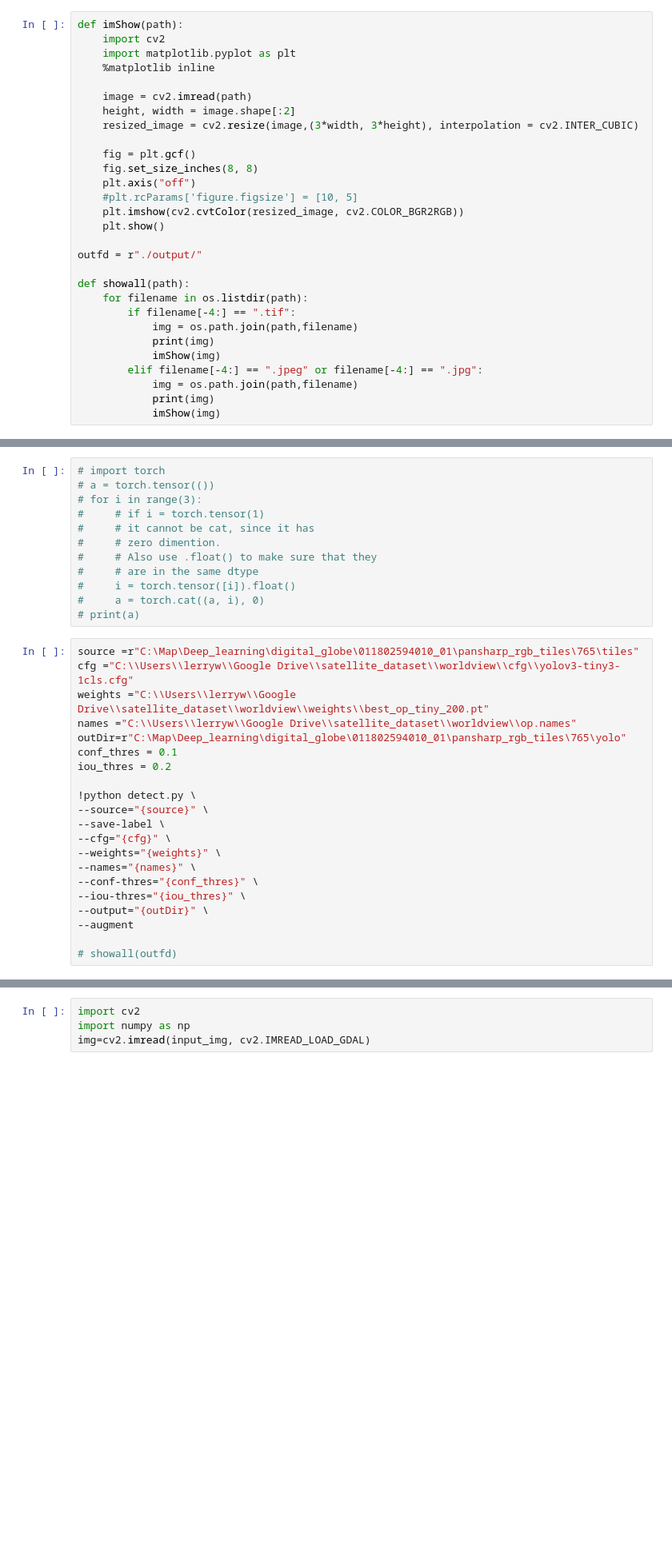
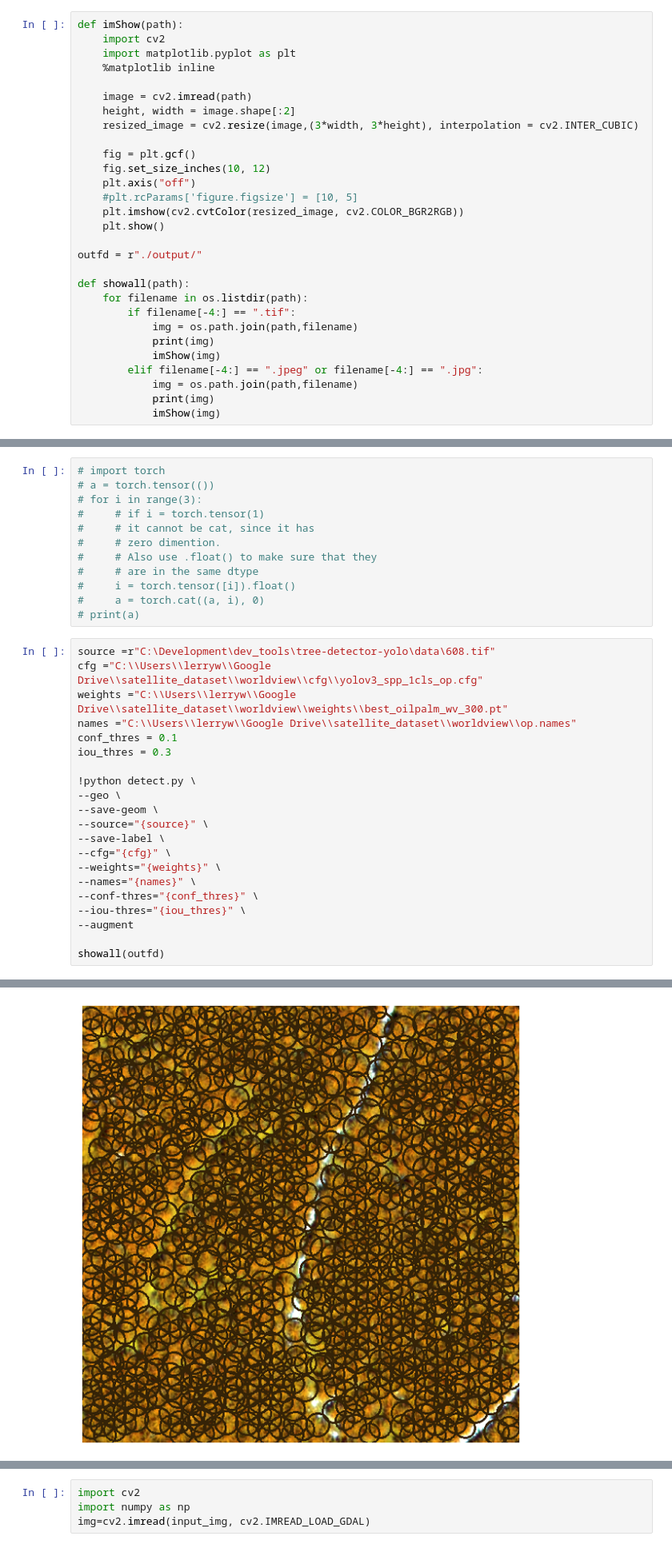
Before and after one commit to wslerry/yolov3, a Jupyter notebook: worldview.ipynb, the cells around one changed output, grey strips where cells are left out. Shown at 80% size. Cells and saved outputs as stored; diff of their text form; blank space fills up the shorter version.

```diff
--- a/worldview.ipynb
+++ b/worldview.ipynb
@@ -23,7 +23,7 @@ def imShow(path):
     resized_image = cv2.resize(image,(3*width, 3*height), interpolation = cv2.INTER_CUBIC)
 
     fig = plt.gcf()
-    fig.set_size_inches(8, 8)
+    fig.set_size_inches(10, 12)
     plt.axis("off")
     #plt.rcParams['figure.figsize'] = [10, 5]
     plt.imshow(cv2.cvtColor(resized_image, cv2.COLOR_BGR2RGB))
@@ -133,15 +148,16 @@ elif platform.node() == 'LWS-PC':
 #     a = torch.cat((a, i), 0)
 # print(a)
 # %%
-source =r"C:\Map\Deep_learning\digital_globe\011802594010_01\pansharp_rgb_tiles\765\tiles"
-cfg ="C:\\Users\\lerryw\\Google Drive\\satellite_dataset\\worldview\\cfg\\yolov3-tiny3-1cls.cfg"
-weights ="C:\\Users\\lerryw\\Google Drive\\satellite_dataset\\worldview\\weights\\best_op_tiny_200.pt"
+source =r"C:\Development\dev_tools\tree-detector-yolo\data\608.tif"
+cfg ="C:\\Users\\lerryw\\Google Drive\\satellite_dataset\\worldview\\cfg\\yolov3_spp_1cls_op.cfg"
+weights ="C:\\Users\\lerryw\\Google Drive\\satellite_dataset\\worldview\\weights\\best_oilpalm_wv_300.pt"
 names ="C:\\Users\\lerryw\\Google Drive\\satellite_dataset\\worldview\\op.names"
-outDir=r"C:\Map\Deep_learning\digital_globe\011802594010_01\pansharp_rgb_tiles\765\yolo"
 conf_thres = 0.1
-iou_thres = 0.2
+iou_thres = 0.3
 
 !python detect.py \
+--geo \
+--save-geom \
 --source="{source}" \
 --save-label \
 --cfg="{cfg}" \
@@ -149,7 +165,7 @@ iou_thres = 0.2
 --names="{names}" \
 --conf-thres="{conf_thres}" \
 --iou-thres="{iou_thres}" \
---output="{outDir}" \
 --augment
 
-# showall(outfd)
+showall(outfd)
+# %% [output]
@@ -156,3 +180,4 @@ iou_thres = 0.2
+[figure, added]
 # %%
 source =r"C:\Map\Deep_learning\digital_globe\011802594020_01\pansharp_rgb_tiles\765\tiles"
 cfg ="C:\\Users\\lerryw\\Google Drive\\satellite_dataset\\worldview\\cfg\\yolov3-tiny3-1cls.cfg"
```
Also changed, not shown: parts of 6 cells of this notebook, 4 other files.
